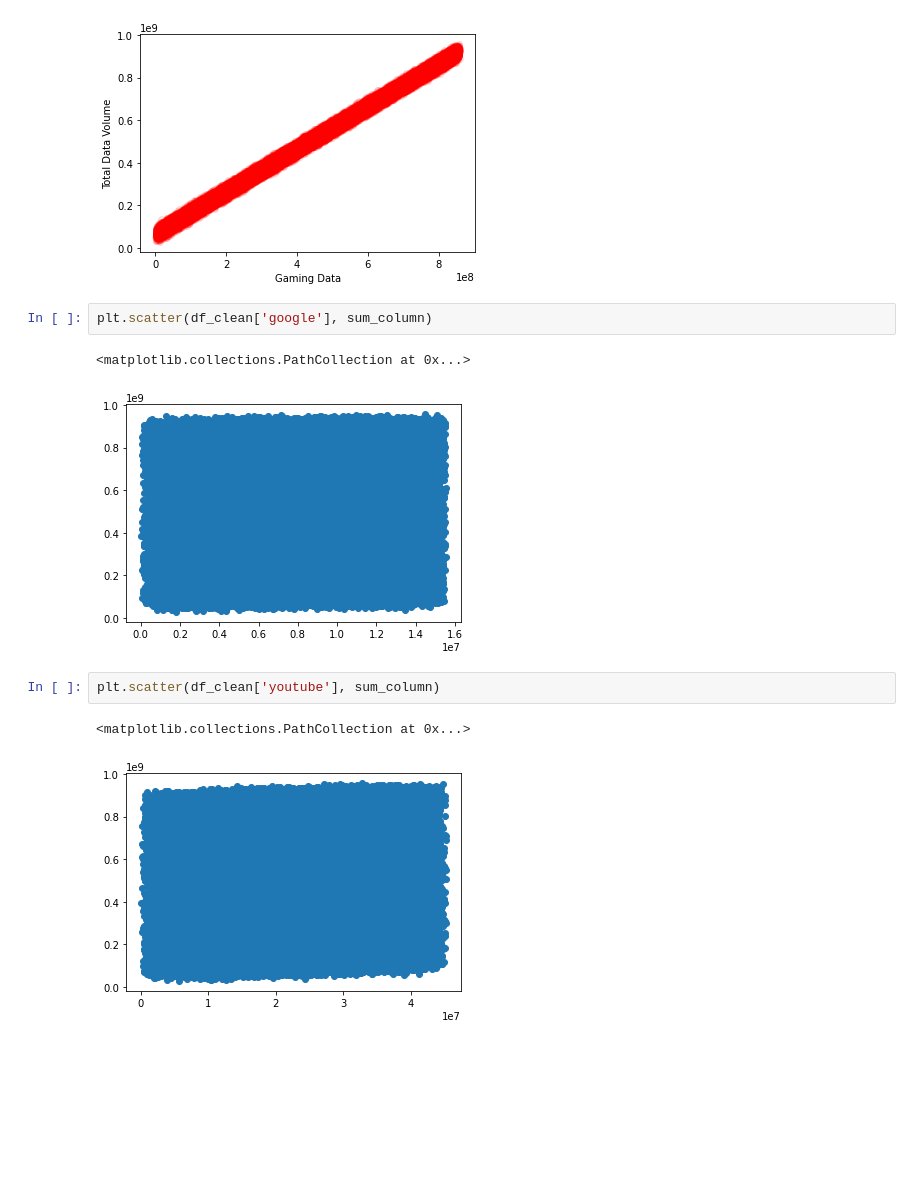
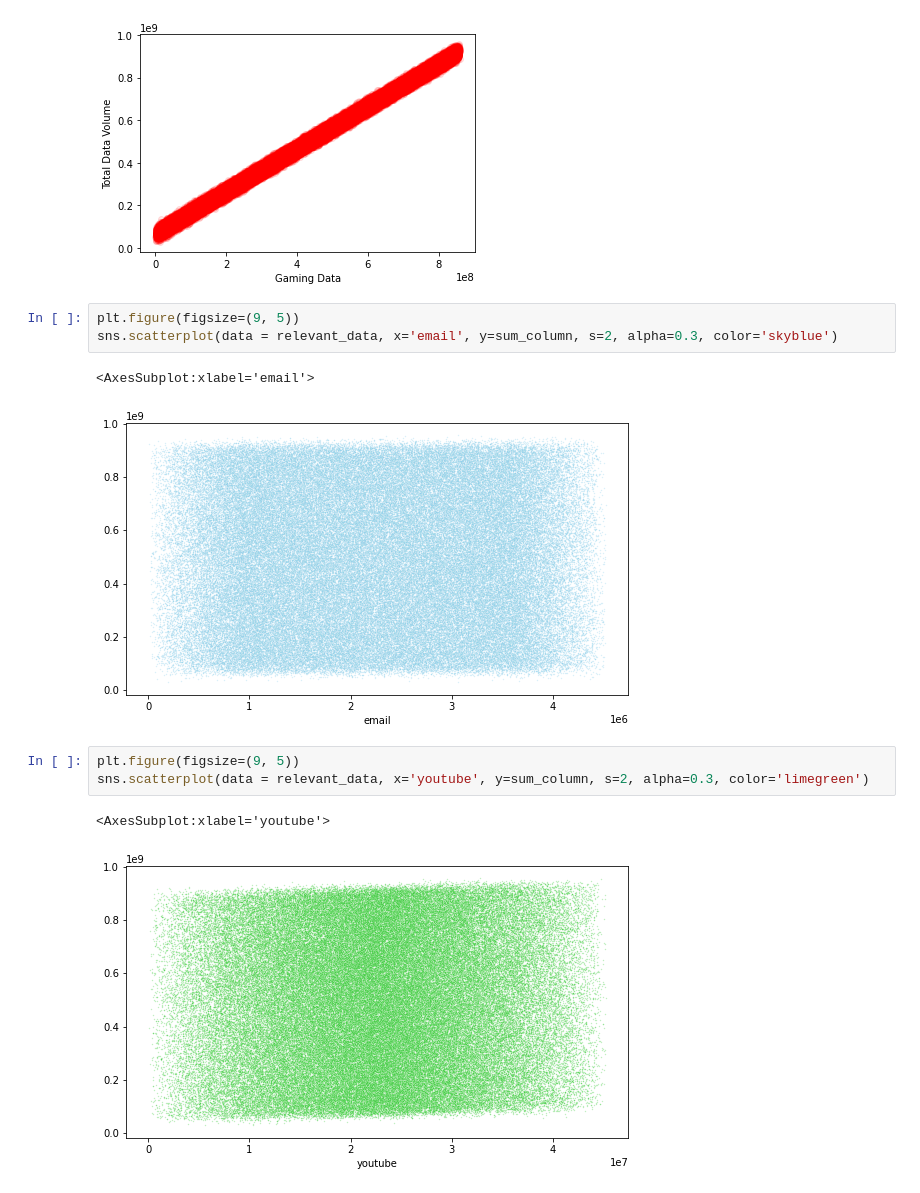
Before and after one commit to Ammon21/Telecom-Analysis, a Jupyter notebook: Notebooks/User_Overview 1.2.ipynb, the cells around one changed output. Cells and saved outputs as stored; diff of their text form; blank space fills up the shorter version.

Commit message:
Beautify Bivariate plots by seaborn

```diff
--- a/Notebooks/User_Overview 1.2.ipynb
+++ b/Notebooks/User_Overview 1.2.ipynb
@@ -184,12 +184,14 @@ plt.ylabel('Total Data Volume')
 Text(0, 0.5, 'Total Data Volume')
 [figure]
 # %%
-plt.scatter(df_clean['google'], sum_column)
+plt.figure(figsize=(9, 5))
+sns.scatterplot(data = relevant_data, x='email', y=sum_column, s=2, alpha=0.3, color='skyblue')
 # %% [output]
-<matplotlib.collections.PathCollection at 0x...>
+<AxesSubplot:xlabel='email'>
-[figure, old version]
+[figure, new version]
 # %%
-plt.scatter(df_clean['youtube'], sum_column)
+plt.figure(figsize=(9, 5))
+sns.scatterplot(data = relevant_data, x='youtube', y=sum_column, s=2, alpha=0.3, color='limegreen')
 # %% [output]
-<matplotlib.collections.PathCollection at 0x...>
+<AxesSubplot:xlabel='youtube'>
-[figure, old version]
+[figure, new version]
```
Also changed, not shown: parts of 38 cells of this notebook.
